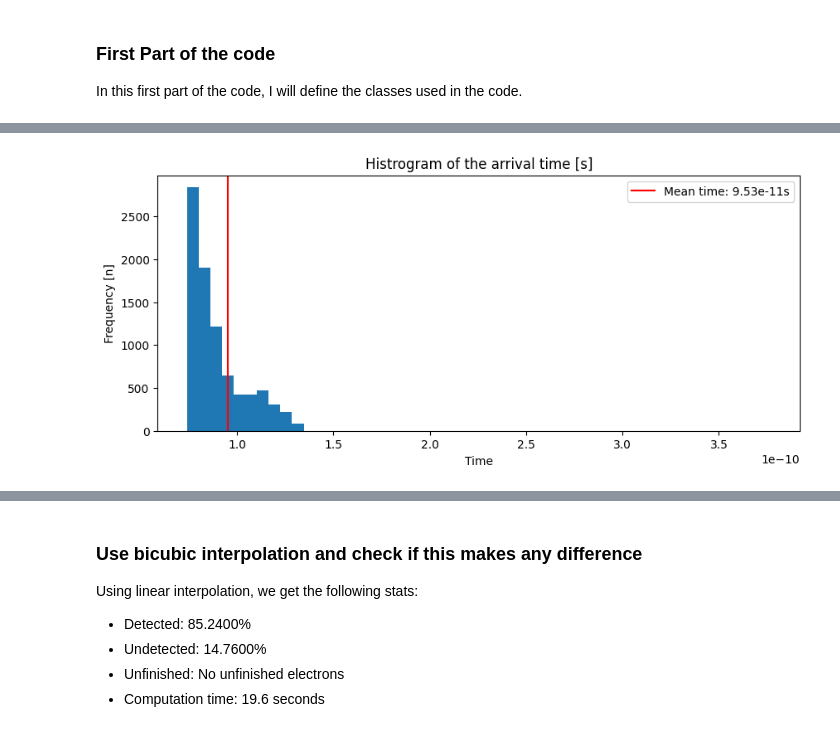
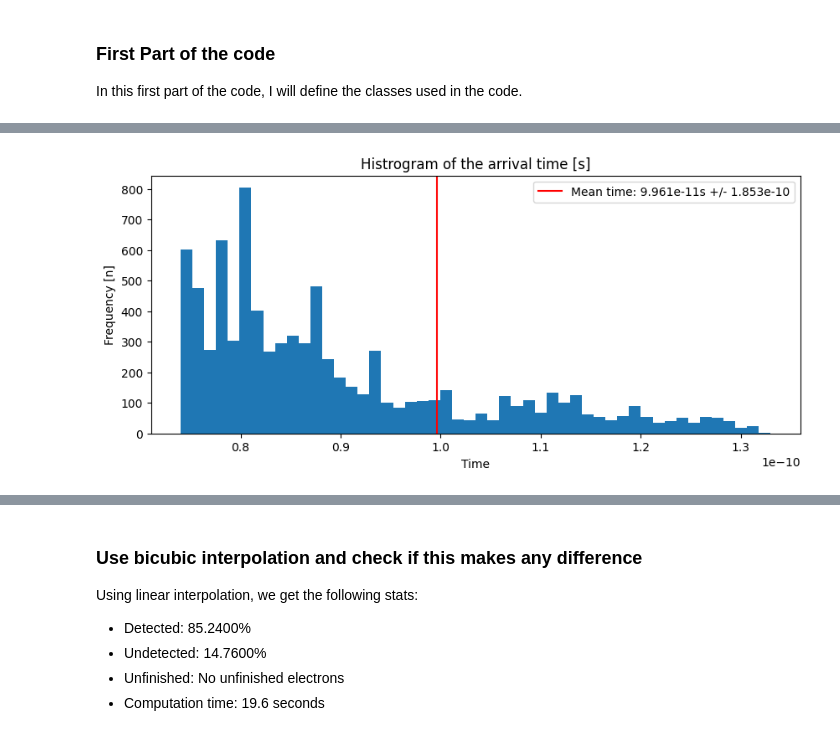
Before and after one commit to kingspoof/ESC-201-Introduction-to-Computer-Simulation, a Jupyter notebook: Assignments/008_Interpolation/008_Interpolation.ipynb, the cells around one changed output, grey strips where cells are left out. Drawn from its saved outputs; the diff is of its cells as text; code cells hidden in the pictures.

```diff
--- a/Assignments/008_Interpolation/008_Interpolation.ipynb
+++ b/Assignments/008_Interpolation/008_Interpolation.ipynb
@@ -343,30 +340,27 @@ plt.clf()
 # %%
 ## Plotting of the arrival time -> of the electrons that
 times = []
 for e in detected_electrons:
     times.append(e.time_alive)
 
 
 # take the log of the values
 #times = [np.log10(time) for time in times]
 mean = np.mean(times)
 std = np.std(times)
 
 plt.figure(figsize=(10, 4))
-new_times = [time for time in times if time <= 4e-10]
+new_times = [time for time in times if time <= mean + std]
 # Box Plot (log scale)
-plt.axvline(mean, color='red', label=f"Mean time: {mean:.2e}s")
+plt.axvline(mean, color='red', label=f"Mean time: {mean:.3e}s +/- {std:.3e}")
 plt.hist(new_times, bins=50)
 plt.xlabel("Time")
 plt.ylabel("Frequency [n]")
 plt.title("Histrogram of the arrival time [s]")
 plt.legend()
 plt.show()
-
-
-## We only show around the mean time, else we do not have any information, as the scattering is very big
 # %% [output]
-[figure, old version]
+[figure, new version]
 # %%
 ## Plotting the final positions
 data = []
```
Also changed, not shown: parts of 6 cells of this notebook, 9 other files.
